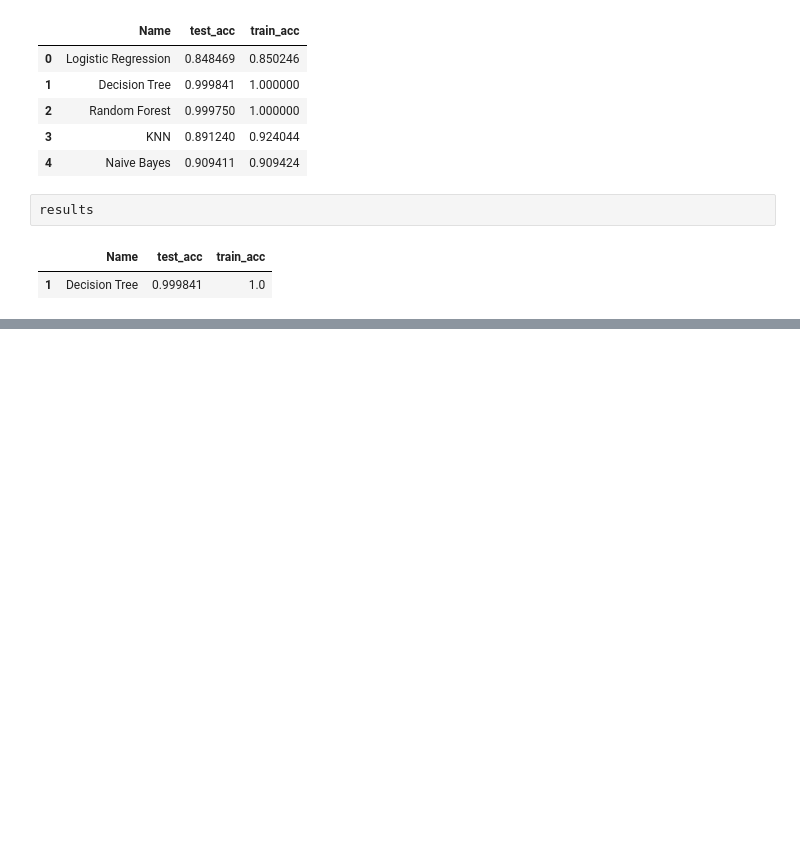
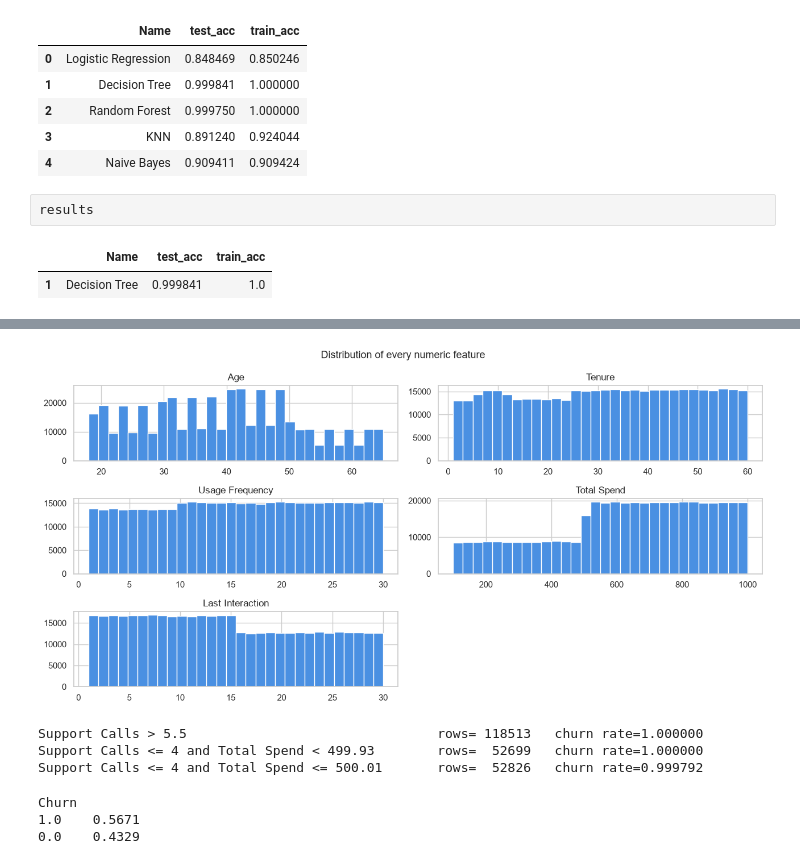
Before and after one commit to ratul-sraj/churn-pred, a Jupyter notebook: Churn Pred.ipynb, the cells around one changed output, grey strips where cells are left out. Drawn from its saved outputs; the diff is of its cells as text; code cells hidden in the pictures; blank space fills up the shorter version.

```diff
--- a/Churn Pred.ipynb
+++ b/Churn Pred.ipynb
@@ -295,0 +302,17 @@ resdf.loc[[resdf.test_acc.idxmax()]]
+# %%
+
+# Reload the raw data so this section stands on its own.
+audit = pd.read_csv("customer_churn_dataset-training-master.csv")
+audit = audit.drop("CustomerID", axis=1).dropna()
+
+numeric_cols = ["Age", "Tenure", "Usage Frequency", "Total Spend", "Last Interaction"]
+
+stats = pd.DataFrame({
+    "min": audit[numeric_cols].min(),
+    "max": audit[numeric_cols].max(),
+    "mean": audit[numeric_cols].mean().round(1),
+    "median": audit[numeric_cols].median(),
+    "skew": audit[numeric_cols].skew().round(2),
+})
+stats["range"] = stats["max"] - stats["min"]
+stats
@@ -295,0 +326,36 @@ resdf.loc[[resdf.test_acc.idxmax()]]
+# %%
+
+# Real customer data is clustered and skewed. These are flat.
+audit[numeric_cols].hist(bins=30, figsize=(13, 6.5), color="#4A90E2", edgecolor="white")
+plt.suptitle("Distribution of every numeric feature", fontsize=13)
+plt.tight_layout()
+plt.show()
+# %% [output]
+[figure, added]
+# %%
+
+# Are the classes separable by a handful of rules? Check the churn rate inside
+# regions the tree called pure. A real dataset always has exceptions.
+def churn_rate(condition, label):
+    sub = audit[condition]
+    print(f"{label:<50} rows={len(sub):>7}   churn rate={sub.Churn.mean():.6f}")
+
+
+churn_rate(audit["Support Calls"] > 5.5,
+           "Support Calls > 5.5")
+churn_rate((audit["Support Calls"] <= 4) & (audit["Total Spend"] < 499.93),
+           "Support Calls <= 4 and Total Spend < 499.93")
+churn_rate((audit["Support Calls"] <= 4) & (audit["Total Spend"] <= 500.01),
+           "Support Calls <= 4 and Total Spend <= 500.01")
+# %% [output]
+Support Calls > 5.5                                rows= 118513   churn rate=1.000000
+Support Calls <= 4 and Total Spend < 499.93        rows=  52699   churn rate=1.000000
+Support Calls <= 4 and Total Spend <= 500.01       rows=  52826   churn rate=0.999792
+# %%
+
+# For completeness: the class balance is mild, so accuracy is a fair metric here.
+print(audit.Churn.value_counts(normalize=True).round(4).to_string())
+# %% [output]
+Churn
+1.0    0.5671
+0.0    0.4329
```
Also changed, not shown: parts of 5 cells of this notebook, 1 other file.
